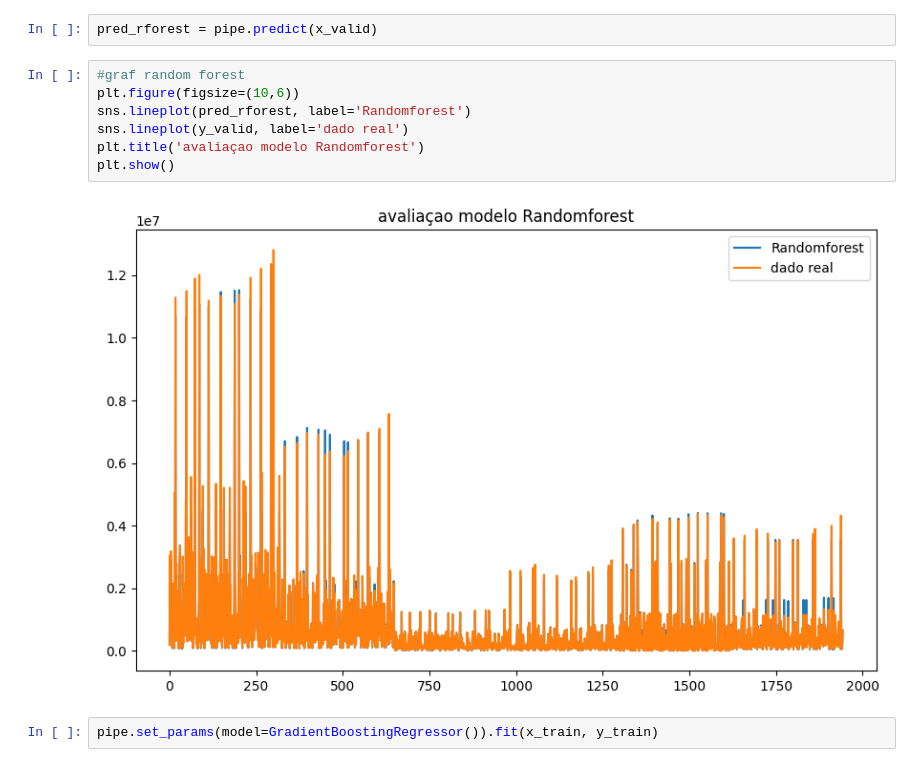
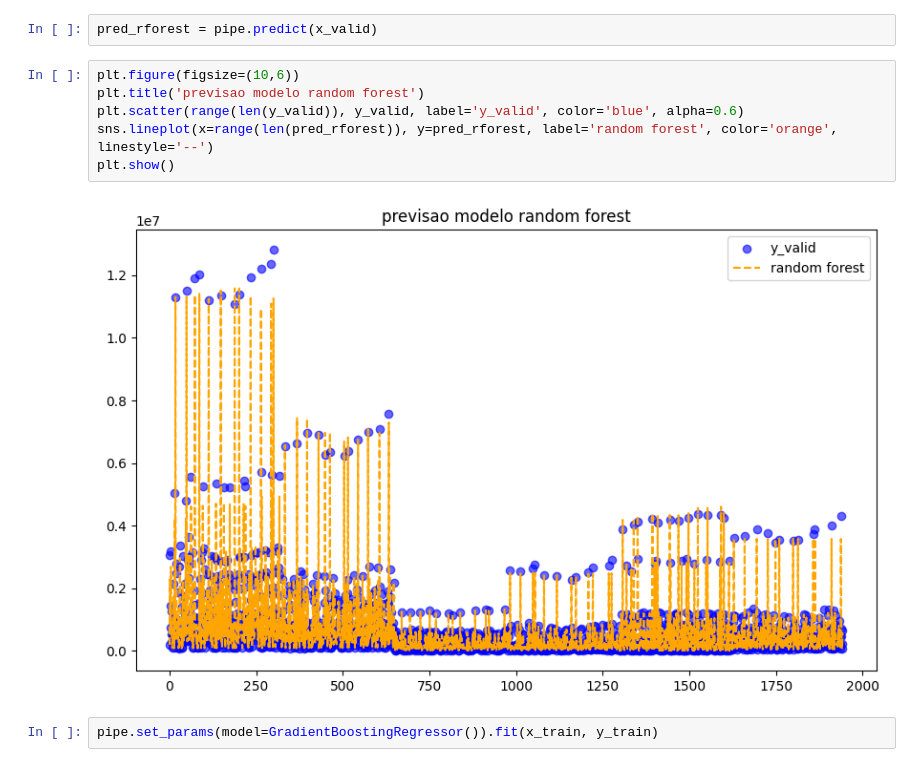
Before and after one commit to WesleySouza13/energy-consumption-forecast-br, a Jupyter notebook: Untitled-1.ipynb, the cells around one changed output. Cells and saved outputs as stored; diff of their text form.

```diff
--- a/Untitled-1.ipynb
+++ b/Untitled-1.ipynb
@@ -709,15 +709,14 @@ Pipeline(steps=[('transform',
                 ('model', RandomForestRegressor())])
 # %%
 pred_rforest = pipe.predict(x_valid)
-# %%
-#graf random forest
-plt.figure(figsize=(10,6))
-sns.lineplot(pred_rforest, label='Randomforest')
-sns.lineplot(y_valid, label='dado real')
-plt.title('avaliaçao modelo Randomforest')
-plt.show()
-# %% [output]
-[figure, removed]
+# %%
+plt.figure(figsize=(10,6))
+plt.title('previsao modelo random forest')
+plt.scatter(range(len(y_valid)), y_valid, label='y_valid', color='blue', alpha=0.6)
+sns.lineplot(x=range(len(pred_rforest)), y=pred_rforest, label='random forest', color='orange', linestyle='--')
+plt.show()
+# %% [output]
+[figure, added]
 # %%
 pipe.set_params(model=GradientBoostingRegressor()).fit(x_train, y_train)
 # %% [output]
```
Also changed, not shown: parts of 22 cells of this notebook.
